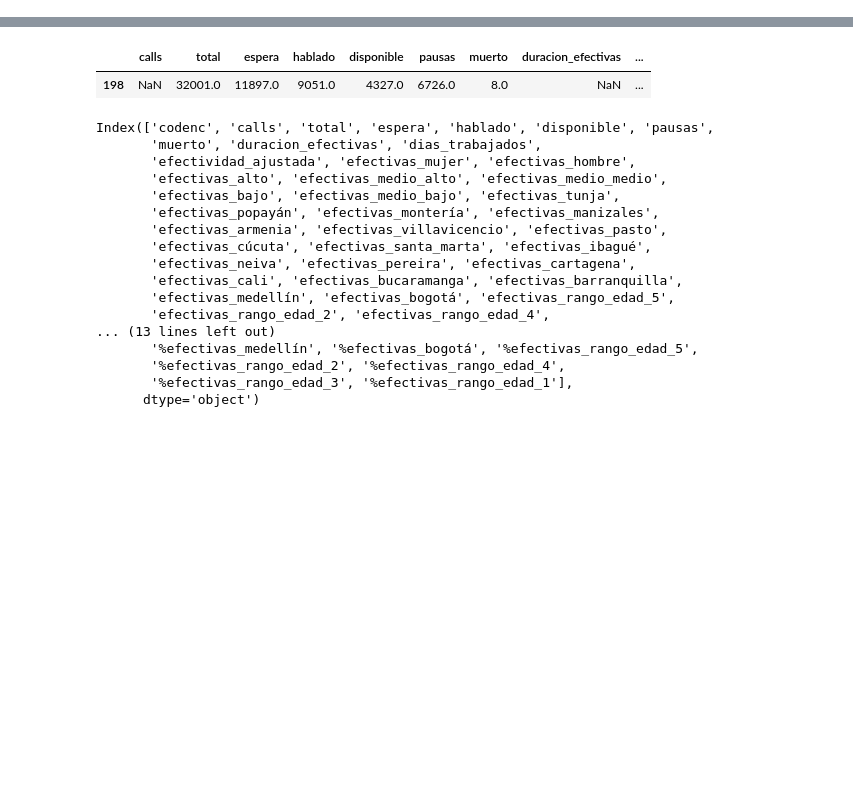
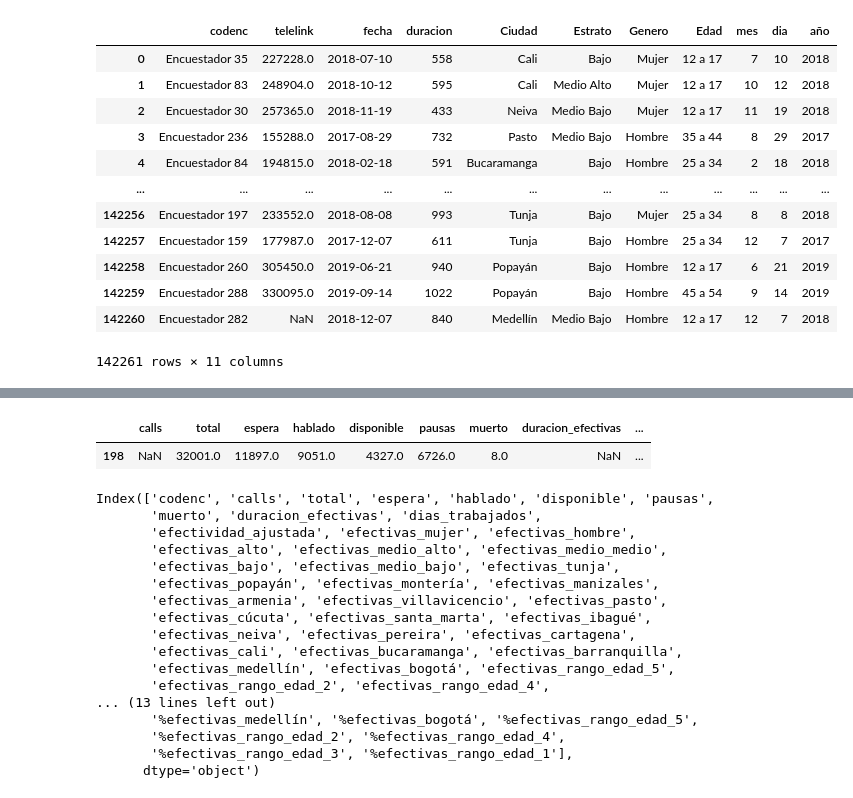
Before and after one commit to AndresLopezDCo/DS4A-Team76, a Jupyter notebook: App/lib/Untitled.ipynb, the cells around one changed output, grey strips where cells are left out. Saved outputs shown, nothing was run; the diff lists cells and outputs as text; code cells hidden in the pictures; blank space fills up the shorter version.

```diff
--- a/App/lib/Untitled.ipynb
+++ b/App/lib/Untitled.ipynb
@@ -46,0 +54,17 @@ df_efectivas['etiquetas_rango_edad'].replace('12 a 17 años','12 a 17',inplace=T
+# %%
+df_efectivas['Edad'].replace('12 a 17 años','12 a 17',inplace=True)
+df_efectivas
+# %% [output]
+|  | codenc | telelink | fecha | duracion | Ciudad | Estrato | Genero | Edad | mes | dia | año |
+| 0 | Encuestador 35 | 227228.0 | 2018-07-10 | 558 | Cali | Bajo | Mujer | 12 a 17 | 7 | 10 | 2018 |
+| 1 | Encuestador 83 | 248904.0 | 2018-10-12 | 595 | Cali | Medio Alto | Mujer | 12 a 17 | 10 | 12 | 2018 |
+| 2 | Encuestador 30 | 257365.0 | 2018-11-19 | 433 | Neiva | Medio Bajo | Mujer | 12 a 17 | 11 | 19 | 2018 |
+| 3 | Encuestador 236 | 155288.0 | 2017-08-29 | 732 | Pasto | Medio Bajo | Hombre | 35 a 44 | 8 | 29 | 2017 |
+| 4 | Encuestador 84 | 194815.0 | 2018-02-18 | 591 | Bucaramanga | Bajo | Hombre | 25 a 34 | 2 | 18 | 2018 |
+| ... | ... | ... | ... | ... | ... | ... | ... | ... | ... | ... | ... |
+| 142256 | Encuestador 197 | 233552.0 | 2018-08-08 | 993 | Tunja | Bajo | Mujer | 25 a 34 | 8 | 8 | 2018 |
+| 142257 | Encuestador 159 | 177987.0 | 2017-12-07 | 611 | Tunja | Bajo | Hombre | 25 a 34 | 12 | 7 | 2017 |
+| 142258 | Encuestador 260 | 305450.0 | 2019-06-21 | 940 | Popayán | Bajo | Hombre | 12 a 17 | 6 | 21 | 2019 |
+| 142259 | Encuestador 288 | 330095.0 | 2019-09-14 | 1022 | Popayán | Bajo | Hombre | 45 a 54 | 9 | 14 | 2019 |
+| 142260 | Encuestador 282 | NaN | 2018-12-07 | 840 | Medellín | Medio Bajo | Hombre | 12 a 17 | 12 | 7 | 2018 |
+142261 rows × 11 columns
```
Also changed, not shown: parts of 5 cells of this notebook, 6 other files.
